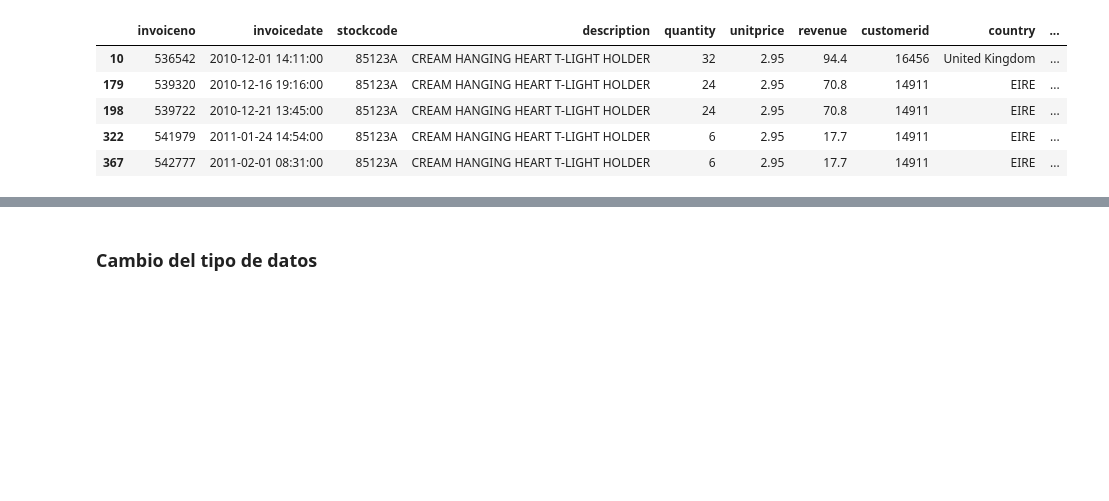
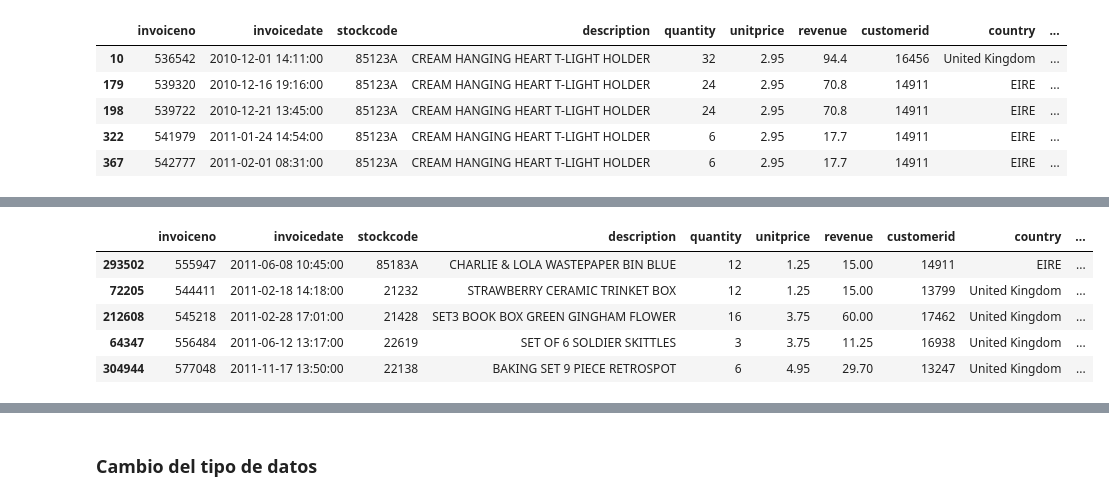
Before and after one commit to Ironhack-Data-Madrid-Julio-2023/apuntes_clase, a Jupyter notebook: semana_2/2.1 - Pandas Deepdive.ipynb, the cells around one changed output, grey strips where cells are left out. Saved outputs shown, nothing was run; the diff lists cells and outputs as text; code cells hidden in the pictures; blank space fills up the shorter version.

```diff
--- a/semana_2/2.1 - Pandas Deepdive.ipynb
+++ b/semana_2/2.1 - Pandas Deepdive.ipynb
@@ -417,0 +552,9 @@ nueva_tabla.head()
+# %%
+df.sample(5)   # muestra aleatoria de 5 elemento
+# %% [output]
+|  | invoiceno | invoicedate | stockcode | description | quantity | unitprice | revenue | customerid | country | ... |
+| 293502 | 555947 | 2011-06-08 10:45:00 | 85183A | CHARLIE & LOLA WASTEPAPER BIN BLUE | 12 | 1.25 | 15.00 | 14911 | EIRE | ... |
+| 72205 | 544411 | 2011-02-18 14:18:00 | 21232 | STRAWBERRY CERAMIC TRINKET BOX | 12 | 1.25 | 15.00 | 13799 | United Kingdom | ... |
+| 212608 | 545218 | 2011-02-28 17:01:00 | 21428 | SET3 BOOK BOX GREEN GINGHAM FLOWER | 16 | 3.75 | 60.00 | 17462 | United Kingdom | ... |
+| 64347 | 556484 | 2011-06-12 13:17:00 | 22619 | SET OF 6 SOLDIER SKITTLES | 3 | 3.75 | 11.25 | 16938 | United Kingdom | ... |
+| 304944 | 577048 | 2011-11-17 13:50:00 | 22138 | BAKING SET 9 PIECE RETROSPOT | 6 | 4.95 | 29.70 | 13247 | United Kingdom | ... |
```
Also changed, not shown: parts of 56 cells of this notebook.
